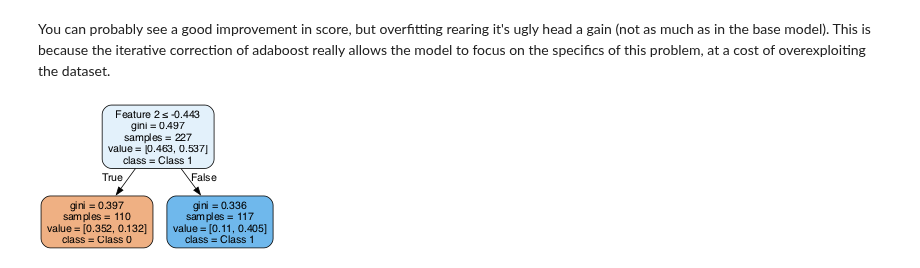
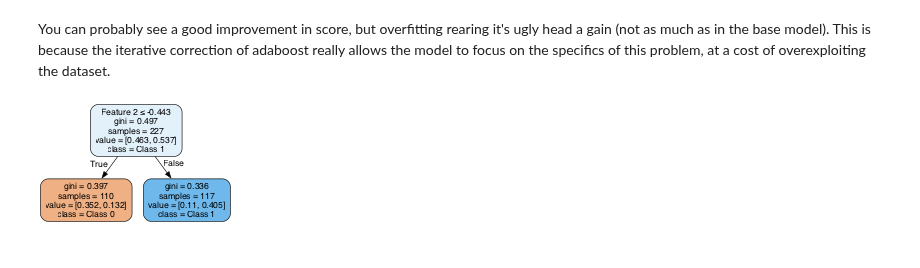
Before and after one commit to ironhack-labs/lab-ensembles, a Jupyter notebook: your-code/main.ipynb, the cells around one changed output. Drawn from its saved outputs; the diff is of its cells as text; code cells hidden in the pictures.

```diff
--- a/your-code/main.ipynb
+++ b/your-code/main.ipynb
@@ -260,30 +260,30 @@ You can probably see a good improvement in score, but overfitting rearing it's u
 # %%
 from sklearn.tree import export_graphviz
 from IPython.display import Image
 import matplotlib.pyplot as plt
 import numpy as np
 
 # Access the first decision tree in the ensemble
 first_tree = adaboost_classifier.estimators_[0]
 
 # Export the tree to a DOT file
 export_graphviz(
     first_tree,
     out_file="adaboost_first_tree.dot",
     feature_names=[f'Feature {i}' for i in range(X_train_scaled.shape[1])],  # Placeholder names
     class_names=['Class 0', 'Class 1'],  # Replace with your actual class names if available
     filled=True,
     rounded=True,
     special_characters=True
 )
 
 # Convert the DOT file to a PNG
-os.system("dot -Tpng -Gdpi=55 adaboost_first_tree.dot -o adaboost_first_tree.png")
+os.system("dot -Tpng -Gdpi=45 adaboost_first_tree.dot -o adaboost_first_tree.png")  # Change the -Gdpi=45 to increase the Image Size or Resolution
 
 # Display the image
 Image("adaboost_first_tree.png")
 # %% [output]
-[figure, old version]
+[figure, new version]
 # %%
 # Run the same code again a couple of times.
 # You can see that the test Accuracy will mostly be pretty good, even if some times it get's lower or higher scores (high variance, low bias)
```
Also changed, not shown: parts of 2 cells of this notebook, 3 other files.
